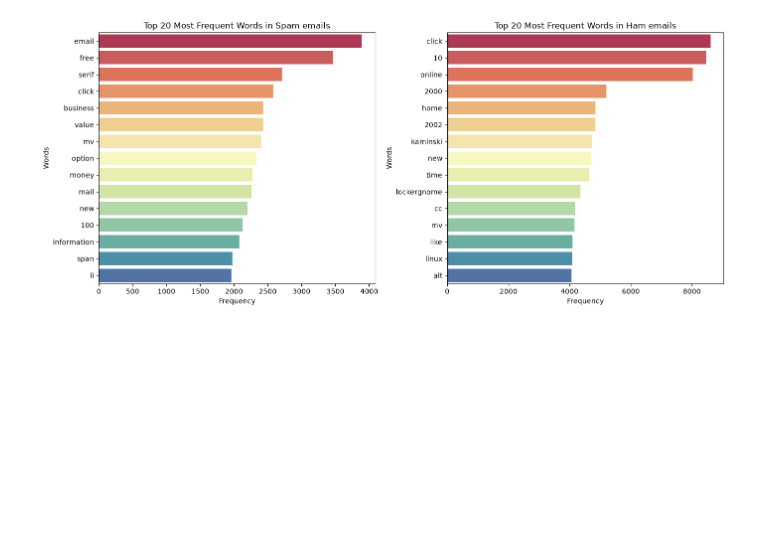
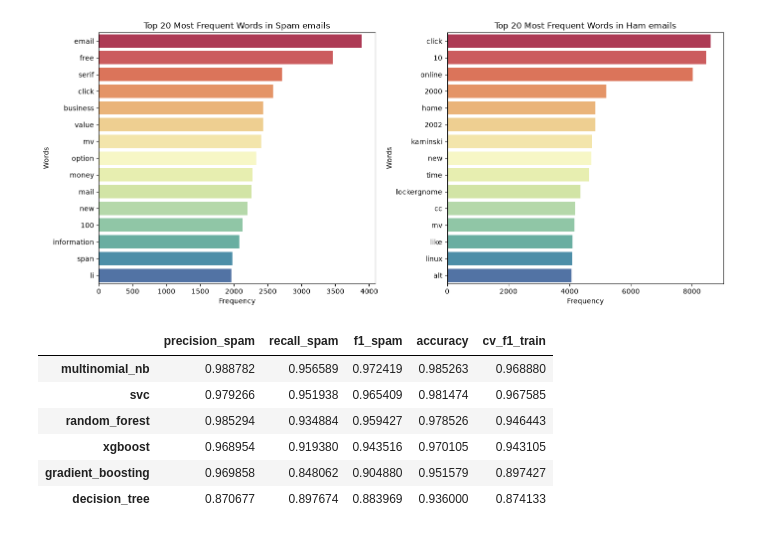
Before and after one commit to Robert-Cuello/Spam_Classification-Naive_Bayes, a Jupyter notebook: main.ipynb, the cells around one changed output. Drawn from its saved outputs; the diff is of its cells as text; code cells hidden in the pictures; blank space fills up the shorter version.

Commit message:
model training + some evaluation

```diff
--- a/main.ipynb
+++ b/main.ipynb
@@ -55,8 +62,8 @@ df.drop_duplicates(inplace=True)
 df.dropna(inplace=True)
 
 
-## Netejem etiquetes de HTML i URLs del text de l'email
-def netejar_html_i_urls(text):
+## Cleaning HTML and URLs traces from the email text
+def cleaning_html_and_urls(text):
     text = re.sub(r'<style[^>]*>[\s\S]*?</style>', ' ', text, flags=re.IGNORECASE)
     text = re.sub(r'<script[^>]*>[\s\S]*?</script>', ' ', text, flags=re.IGNORECASE)
     text = re.sub(r'<[^>]+>', ' ', text)
@@ -66,8 +73,7 @@ def netejar_html_i_urls(text):
     text = re.sub(r'\b\d+\b', ' ', text)
     return text
 
-df['text_net'] = df['text'].apply(netejar_html_i_urls)
-
+df['text_net'] = df['text'].apply(cleaning_html_and_urls)
 
 ## Creating a list of stop words including common HTML tags and attributes
 words_html = [
@@ -120,9 +126,10 @@ plt.show()
 # %% [output]
 [figure]
 # %%
+## Dividing the dataset into training and testing sets
 X = df["text"]
 y = df["spam"]
 
-X_train,X_test,y_train,y_test = train_test_split(X, y, test_size=0.2, random_state=42)
+X_train,X_test,y_train,y_test = train_test_split(X, y, test_size=0.2, random_state=42, stratify=y)
 # %%
 ## Converting text to numerical features using CountVectorizer and TfidfVectorizer (which is a combination of CountVectorizer and TfidfTransformer)
@@ -138,0 +212,34 @@ def spam_filtering(model = model, vectorizer = vectorizer, X_test = X_test, y_te
+# %%
+## Obtaining predictions and classification reports for the best models on the test set
+for name, data in best_models.items():
+    best_estimator = data['estimator']
+    y_pred = best_estimator.predict(X_test)
+
+    results_test[name] = classification_report(
+        y_test,
+        y_pred,
+        output_dict=True,
+        target_names=['ham', 'spam']
+    )
+# %%
+## Comparing different models on the test split
+df_comparison = pd.DataFrame({
+    name: {
+        'precision_spam': metrics['spam']['precision'],
+        'recall_spam': metrics['spam']['recall'],
+        'f1_spam': metrics['spam']['f1-score'],
+        'accuracy': metrics['accuracy'],
+        'cv_f1_train': best_models[name]['cv_score']
+    }
+
+for name, metrics in results_test.items()}).T
+
+df_comparison.sort_values(by='f1_spam', ascending=False)
+# %% [output]
+|  | precision_spam | recall_spam | f1_spam | accuracy | cv_f1_train |
+| multinomial_nb | 0.988782 | 0.956589 | 0.972419 | 0.985263 | 0.968880 |
+| svc | 0.979266 | 0.951938 | 0.965409 | 0.981474 | 0.967585 |
+| random_forest | 0.985294 | 0.934884 | 0.959427 | 0.978526 | 0.946443 |
+| xgboost | 0.968954 | 0.919380 | 0.943516 | 0.970105 | 0.943105 |
+| gradient_boosting | 0.969858 | 0.848062 | 0.904880 | 0.951579 | 0.897427 |
+| decision_tree | 0.870677 | 0.897674 | 0.883969 | 0.936000 | 0.874133 |
```
Also changed, not shown: parts of 5 cells of this notebook, 1 other file.
